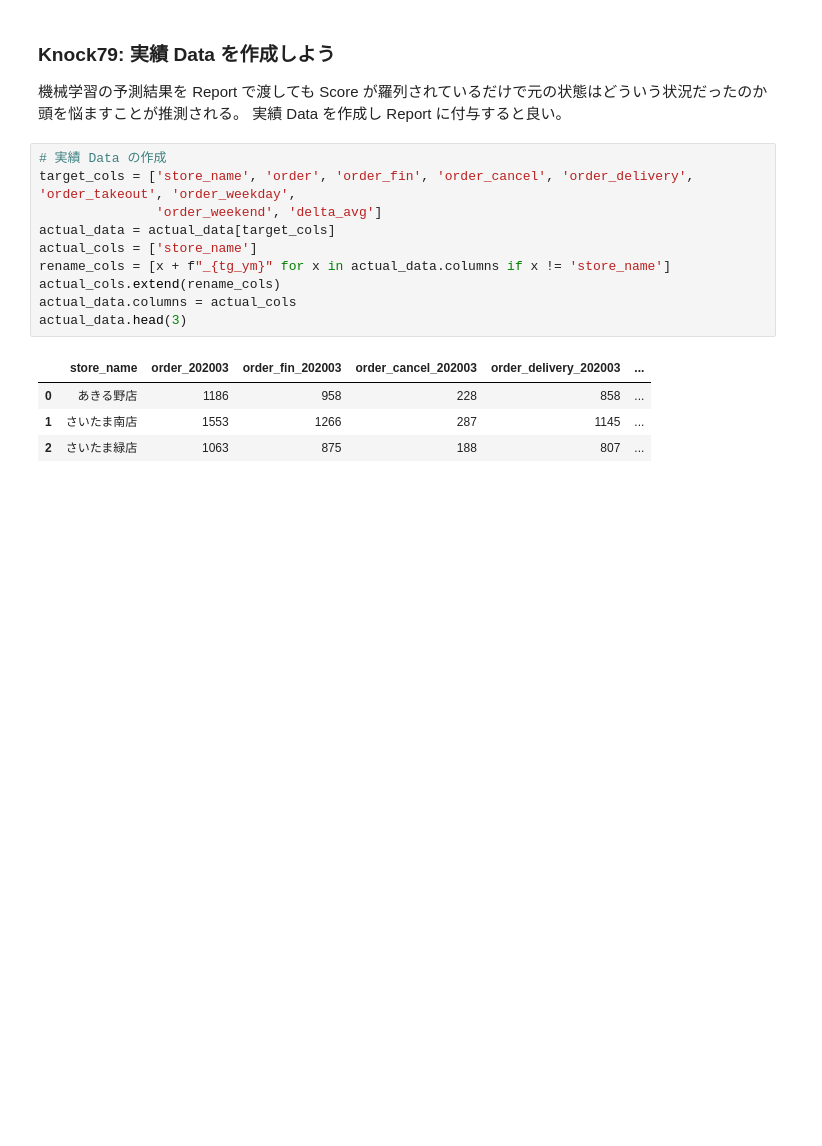
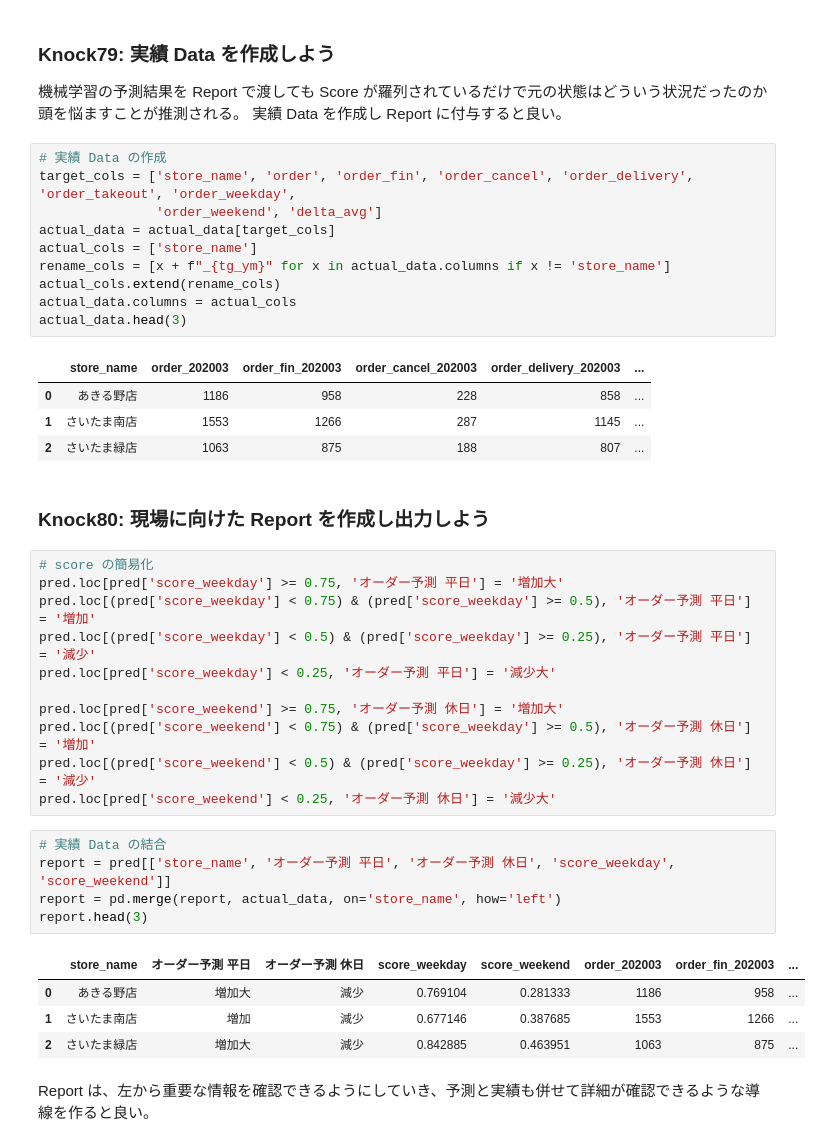
Before and after one commit to 1024xx4/machine_learning_system_100_knocks, a Jupyter notebook: section8/section8.ipynb, the cells around one changed output. Cells and saved outputs as stored; diff of their text form; blank space fills up the shorter version.

Commit message:
Feat: 現場に向けた Report を作成し出力する#15

```diff
--- a/section8/section8.ipynb
+++ b/section8/section8.ipynb
@@ -283,3 +285,28 @@ actual_data.head(3)
 | 0 | あきる野店 | 1186 | 958 | 228 | 858 | ... |
 | 1 | さいたま南店 | 1553 | 1266 | 287 | 1145 | ... |
 | 2 | さいたま緑店 | 1063 | 875 | 188 | 807 | ... |
+# %% [markdown]
+### Knock80: 現場に向けた Report を作成し出力しよう
+# %%
+# score の簡易化
+pred.loc[pred['score_weekday'] >= 0.75, 'オーダー予測 平日'] = '増加大'
+pred.loc[(pred['score_weekday'] < 0.75) & (pred['score_weekday'] >= 0.5), 'オーダー予測 平日'] = '増加'
+pred.loc[(pred['score_weekday'] < 0.5) & (pred['score_weekday'] >= 0.25), 'オーダー予測 平日'] = '減少'
+pred.loc[pred['score_weekday'] < 0.25, 'オーダー予測 平日'] = '減少大'
+
+pred.loc[pred['score_weekend'] >= 0.75, 'オーダー予測 休日'] = '増加大'
+pred.loc[(pred['score_weekend'] < 0.75) & (pred['score_weekday'] >= 0.5), 'オーダー予測 休日'] = '増加'
+pred.loc[(pred['score_weekend'] < 0.5) & (pred['score_weekday'] >= 0.25), 'オーダー予測 休日'] = '減少'
+pred.loc[pred['score_weekend'] < 0.25, 'オーダー予測 休日'] = '減少大'
+# %%
+# 実績 Data の結合
+report = pred[['store_name', 'オーダー予測 平日', 'オーダー予測 休日', 'score_weekday', 'score_weekend']]
+report = pd.merge(report, actual_data, on='store_name', how='left')
+report.head(3)
+# %% [output]
+|  | store_name | オーダー予測 平日 | オーダー予測 休日 | score_weekday | score_weekend | order_202003 | order_fin_202003 | ... |
+| 0 | あきる野店 | 増加大 | 減少 | 0.769104 | 0.281333 | 1186 | 958 | ... |
+| 1 | さいたま南店 | 増加 | 減少 | 0.677146 | 0.387685 | 1553 | 1266 | ... |
+| 2 | さいたま緑店 | 増加大 | 減少 | 0.842885 | 0.463951 | 1063 | 875 | ... |
+# %% [markdown]
+Report は、左から重要な情報を確認できるようにしていき、予測と実績も併せて詳細が確認できるような導線を作ると良い。
```
Also changed, not shown: parts of 3 cells of this notebook, 1 other file.
